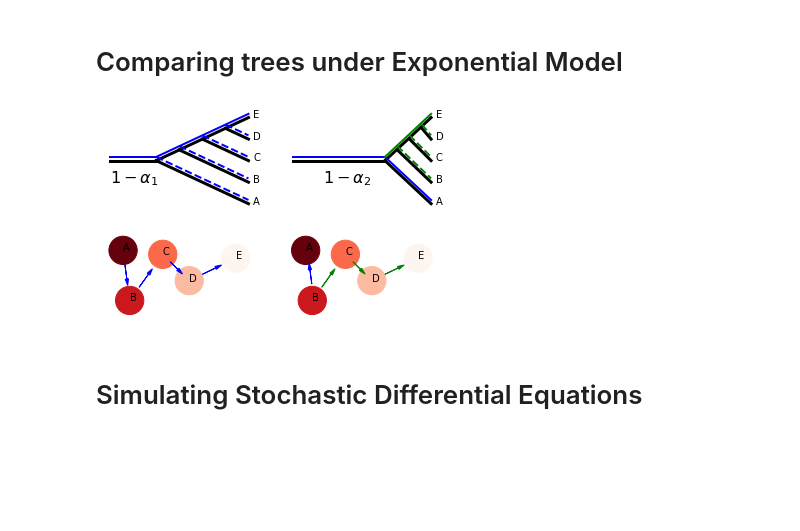
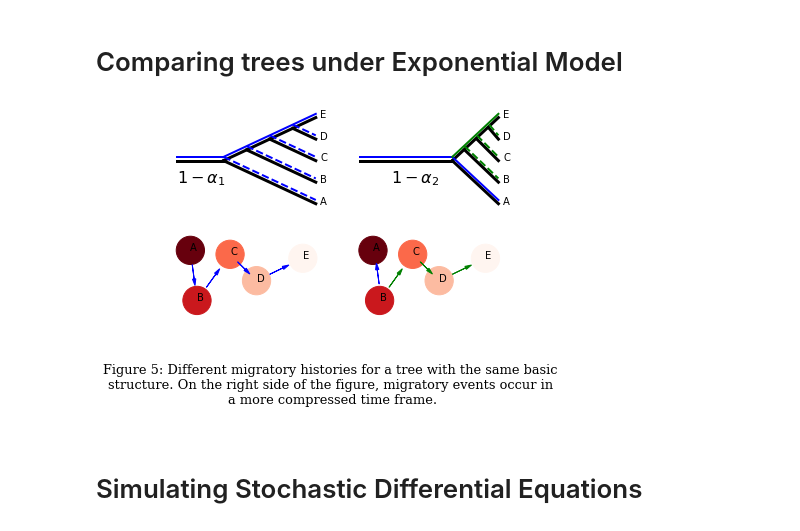
Before and after one commit to mbaker21231/AgeArea, a Jupyter notebook: ArticleGraph.ipynb, the cells around one changed output. Cells and saved outputs as stored; diff of their text form; code cells hidden in the pictures; blank space fills up the shorter version.

```diff
--- a/ArticleGraph.ipynb
+++ b/ArticleGraph.ipynb
@@ -16,3 +18,5 @@ from matplotlib.ticker import LinearLocator, FormatStrFormatter
+# %%
+captions = True
 # %% [markdown]
 # Balanced versus Imbalanced Trees...
 
@@ -219,14 +233,26 @@ mypic2.scatter(x, y, c=s, s=1500, cmap="Reds", alpha=.75)  #makes the subplot a
 for i, txt in enumerate(name):
     mypic2.annotate(name[i], (x[i],y[i]))     #annotates the figure
 
+
 for i in range(0,len(x)-1):
-    mypic2.arrow(zx[i], zy[i], dx[i], dy[i], fc="k", ec="k", head_width=0.05, head_length=0.1)
+    color=['red', 'blue', 'black', 'black', 'black']
+    mypic2.arrow(zx[i], zy[i], dx[i], dy[i], fc=color[i], ec=color[i], head_width=0.05, head_length=0.1, color=color[i])
 
 myfig.suptitle('Two Hypothetical Migratory Routes', fontsize=16)
 mypic.set_title('A is point of origin')
 mypic2.set_title('C is point of origin')
 
-myfig.savefig('hypothetical_routes.eps', bbox_inches='tight')
+longtitle = 'Figure 3: Potential migratory routes among a language stock consisting of five groups \n'
+longtitle = longtitle + 'consistent with the phylogenetic tree in figure 2. A single migratory process \n'
+longtitle = longtitle + 'starting at A is depicted on the left, while three different processes starting from \n'
+longtitle = longtitle + 'C are shown on the right.'
+
+if captions:
+    cap = myfig.suptitle(longtitle,
+                       fontsize = 13, fontname='serif', y=0)
+    myfig.savefig('Figure3.eps', bbox_inches='tight')
+else:
+    myfig.savefig('hypothetical_routes.eps', bbox_inches='tight')
 # %% [output]
 The PostScript backend does not support transparency; partially transparent artists will be rendered opaque.
 The PostScript backend does not support transparency; partially transparent artists will be rendered opaque.
@@ -347,36 +373,43 @@ for i, txt in enumerate(name):
 for i in range(0,len(x)-1):
     arrows21 = ax[1, 0].arrow(zx[i], zy[i], dx[i], dy[i], fc="b", ec="b", head_width=0.05, head_length=0.1)
 
 ax22 = ax[1, 1].scatter(x, y, c=s, s=800, cmap='Reds')
 lim22x = ax[1, 1].set_xlim(2.7, 5)
 lim22y = ax[1, 1].set_ylim(2.5, 4)
 
 noax4 = ax[1, 1].axis('off')
 
 for i, txt in enumerate(name):
     names21 = ax[1, 1].annotate(name[i], (x[i],y[i]))
 
 zx[0] = zx[1]-.15
 zy[0] = zy[1]+.05
 
 dx[0] = -dx[0]
 dy[0] = -dy[0]
 
 #### Little switch to turn the first arrow blue and the rest green
 greenarrow=False
 gc='b'
 
 for i in range(0, len(x)-1):
     if greenarrow:
         gc='g'
     arrows22 = ax[1, 1].arrow(zx[i], zy[i], dx[i], dy[i], fc=gc, ec=gc, head_width=0.05, head_length=0.1)
     greenarrow=True
 
+longtitle = 'Figure 5: Different migratory histories for a tree with the same basic \n'
+longtitle = longtitle + 'structure. On the right side of the figure, migratory events occur in \n'
+longtitle = longtitle + 'a more compressed time frame.\n'
 
-
-plt.savefig('exponentialcomp.eps')
+if captions:
+    cap = fig.suptitle(longtitle,
+                       fontsize = 13, fontname='serif', y=0)
+    plt.savefig('Figure5.eps', bbox_inches='tight')
+else:
+    plt.savefig('exponentialcomp.eps')
 # %% [output]
-[figure, old version]
+[figure, new version]
 # %% [markdown]
 # Simulating Stochastic Differential Equations
 # %%
```
Also changed, not shown: parts of 5 cells of this notebook, 10 other files.
